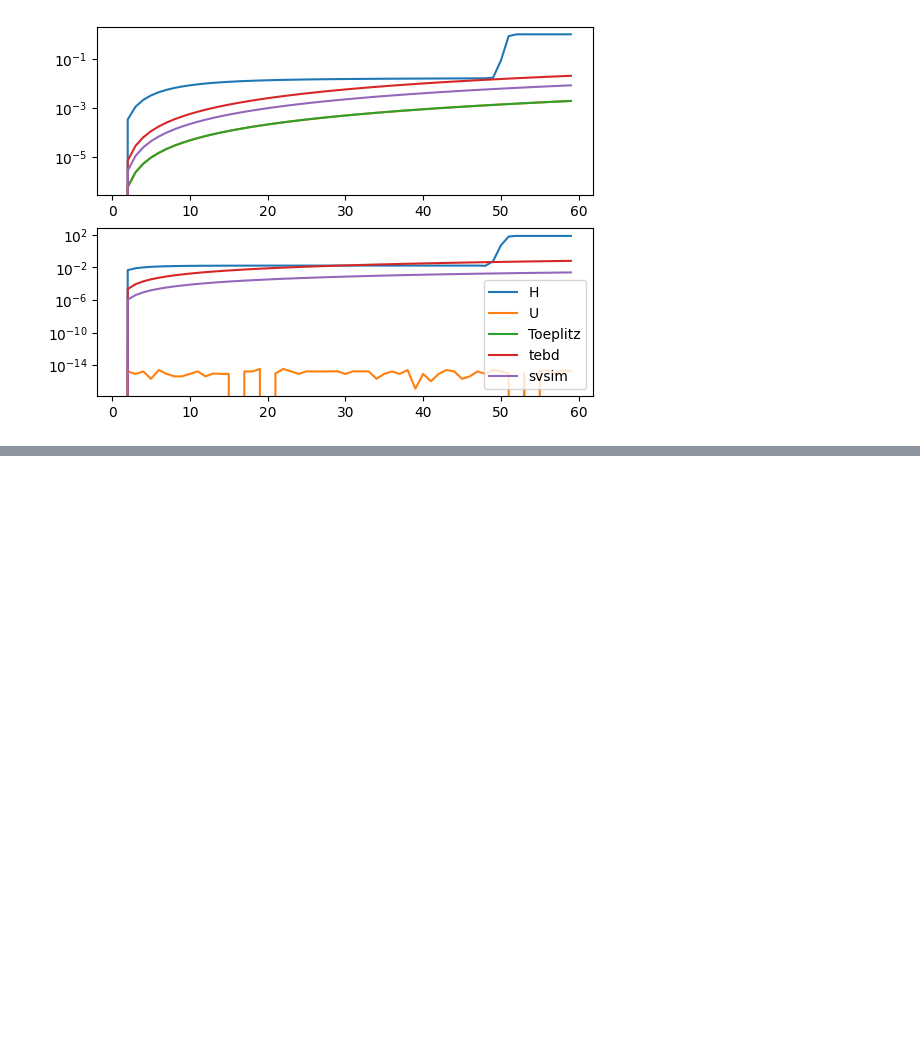
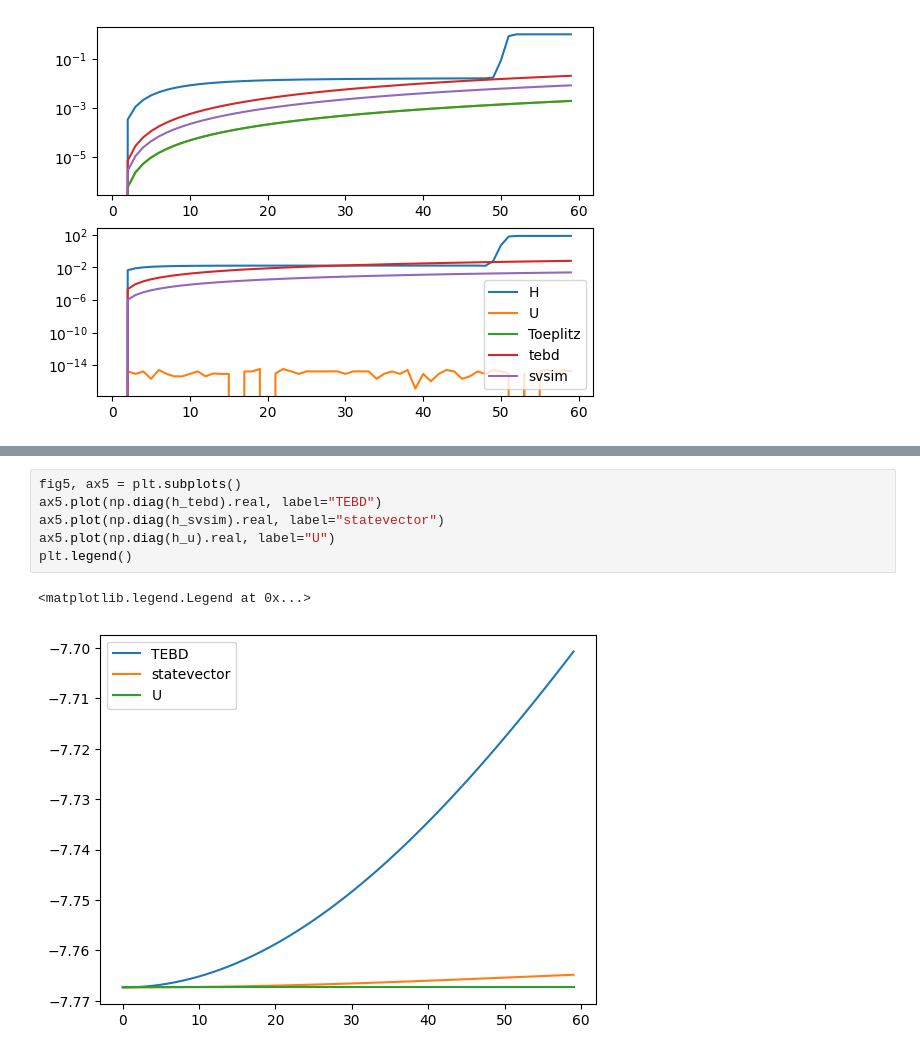
Before and after one commit to bdalfavero/krylov_new, a Jupyter notebook: lih_plots.ipynb, the cells around one changed output, grey strips where cells are left out. Drawn from its saved outputs; the diff is of its cells as text; blank space fills up the shorter version.

```diff
--- a/lih_plots.ipynb
+++ b/lih_plots.ipynb
@@ -137,0 +142,9 @@ fig4.colorbar(im4)
+# %%
+fig5, ax5 = plt.subplots()
+ax5.plot(np.diag(h_tebd).real, label="TEBD")
+ax5.plot(np.diag(h_svsim).real, label="statevector")
+ax5.plot(np.diag(h_u).real, label="U")
+plt.legend()
+# %% [output]
+<matplotlib.legend.Legend at 0x...>
+[figure, added]
```
Also changed, not shown: parts of 3 cells of this notebook, 2 other files.
